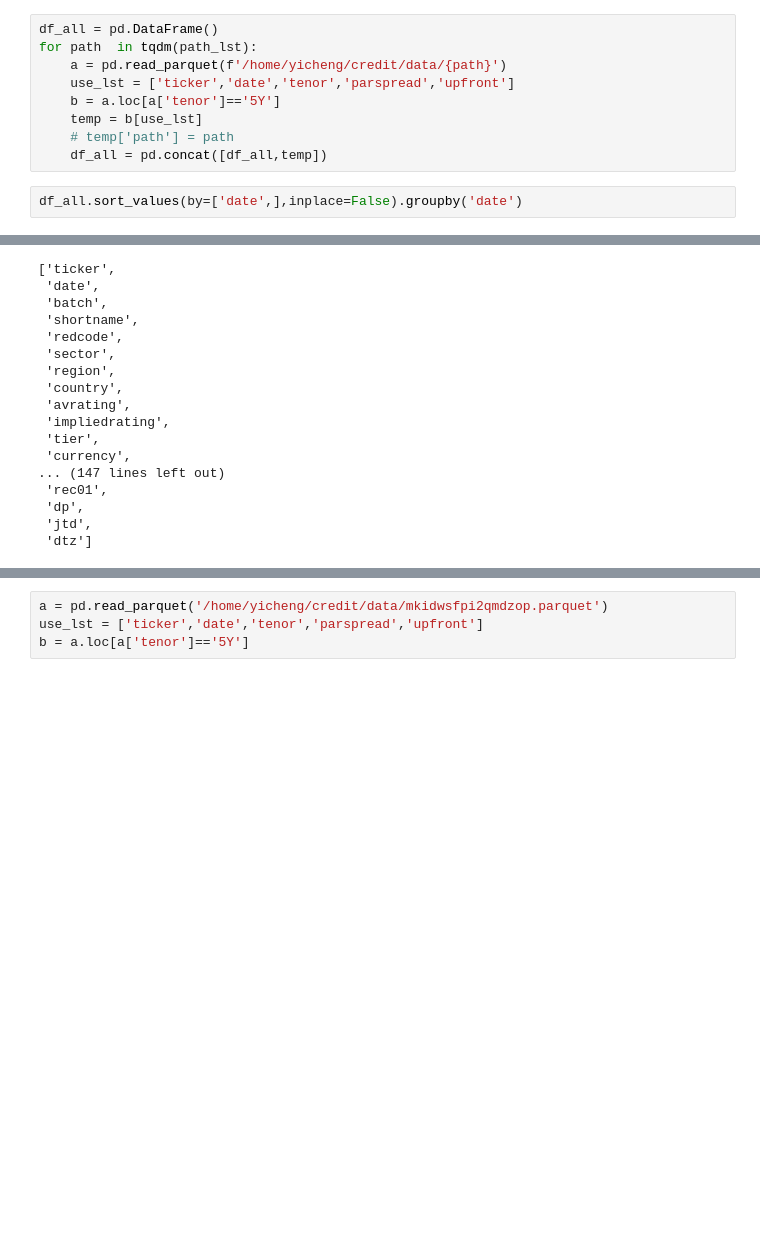
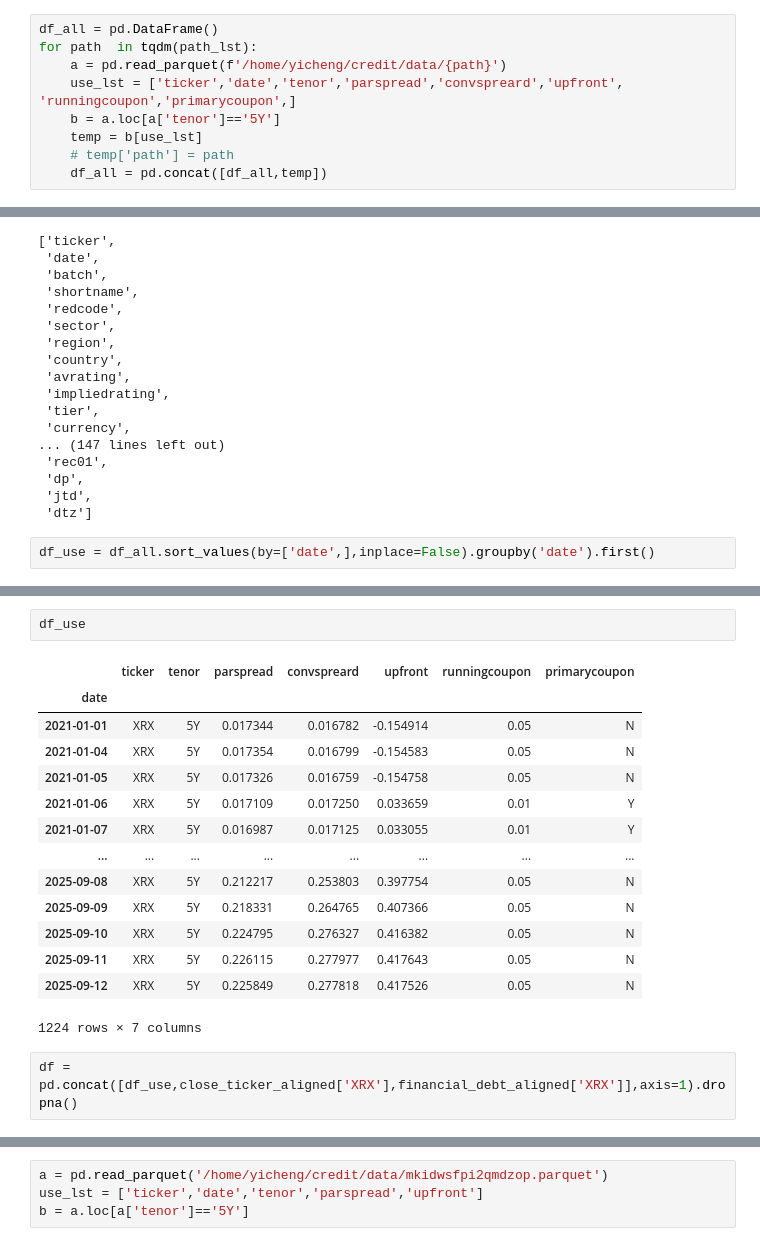
Before and after one commit to youngyicheng/credit_research, a Jupyter notebook: demo.ipynb, the cells around one changed output, grey strips where cells are left out. Drawn from its saved outputs; the diff is of its cells as text; blank space fills up the shorter version.

```diff
--- a/demo.ipynb
+++ b/demo.ipynb
@@ -34,10 +35,8 @@ path_lst = os.listdir('/home/yicheng/credit/data')
 df_all = pd.DataFrame()
 for path  in tqdm(path_lst):
     a = pd.read_parquet(f'/home/yicheng/credit/data/{path}')
-    use_lst = ['ticker','date','tenor','parspread','upfront']
+    use_lst = ['ticker','date','tenor','parspread','convspreard','upfront', 'runningcoupon','primarycoupon',]
     b = a.loc[a['tenor']=='5Y']
     temp = b[use_lst]
     # temp['path'] = path
     df_all = pd.concat([df_all,temp])
-# %%
-df_all.sort_values(by=['date',],inplace=False).groupby('date')
@@ -76,3 +60,5 @@ a.columns.tolist()
  'dp',
  'jtd',
  'dtz']
+# %%
+df_use = df_all.sort_values(by=['date',],inplace=False).groupby('date').first()
@@ -78,0 +98,19 @@ a.columns.tolist()
+# %%
+df_use
+# %% [output]
+|  | ticker | tenor | parspread | convspreard | upfront | runningcoupon | primarycoupon |
+| date |  |  |  |  |  |  |  |
+| 2021-01-01 | XRX | 5Y | 0.017344 | 0.016782 | -0.154914 | 0.05 | N |
+| 2021-01-04 | XRX | 5Y | 0.017354 | 0.016799 | -0.154583 | 0.05 | N |
+| 2021-01-05 | XRX | 5Y | 0.017326 | 0.016759 | -0.154758 | 0.05 | N |
+| 2021-01-06 | XRX | 5Y | 0.017109 | 0.017250 | 0.033659 | 0.01 | Y |
+| 2021-01-07 | XRX | 5Y | 0.016987 | 0.017125 | 0.033055 | 0.01 | Y |
+| ... | ... | ... | ... | ... | ... | ... | ... |
+| 2025-09-08 | XRX | 5Y | 0.212217 | 0.253803 | 0.397754 | 0.05 | N |
+| 2025-09-09 | XRX | 5Y | 0.218331 | 0.264765 | 0.407366 | 0.05 | N |
+| 2025-09-10 | XRX | 5Y | 0.224795 | 0.276327 | 0.416382 | 0.05 | N |
+| 2025-09-11 | XRX | 5Y | 0.226115 | 0.277977 | 0.417643 | 0.05 | N |
+| 2025-09-12 | XRX | 5Y | 0.225849 | 0.277818 | 0.417526 | 0.05 | N |
+1224 rows × 7 columns
+# %%
+df = pd.concat([df_use,close_ticker_aligned['XRX'],financial_debt_aligned['XRX']],axis=1).dropna()
```
Also changed, not shown: parts of 15 cells of this notebook, 8 other files.
